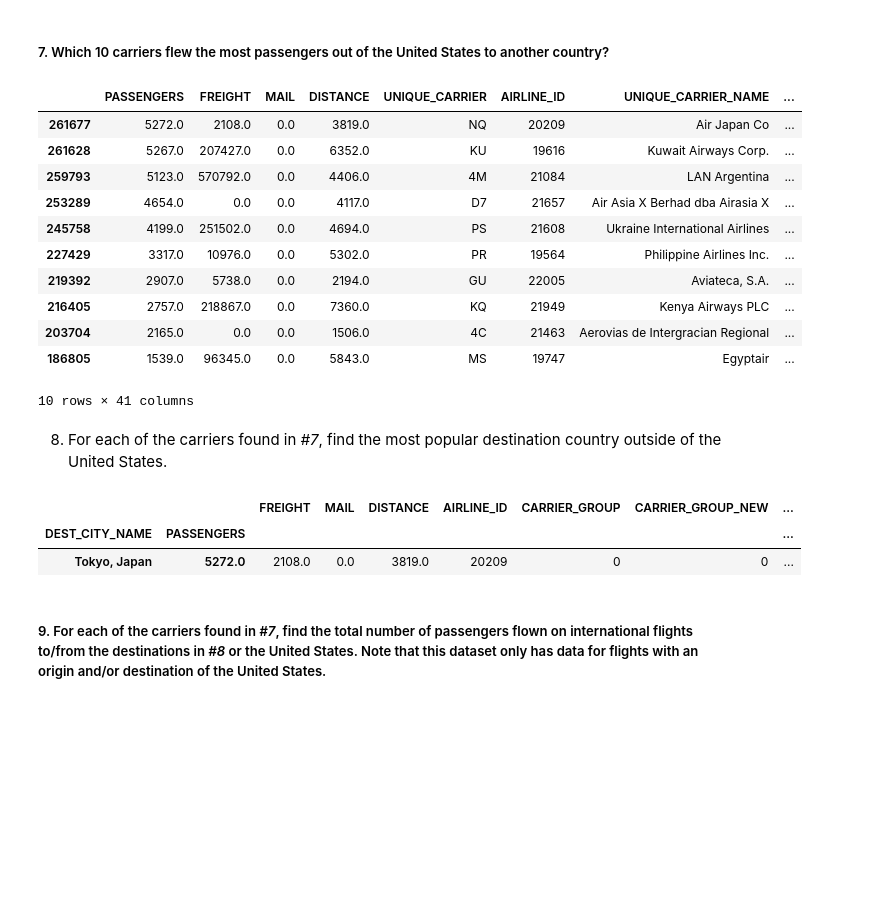
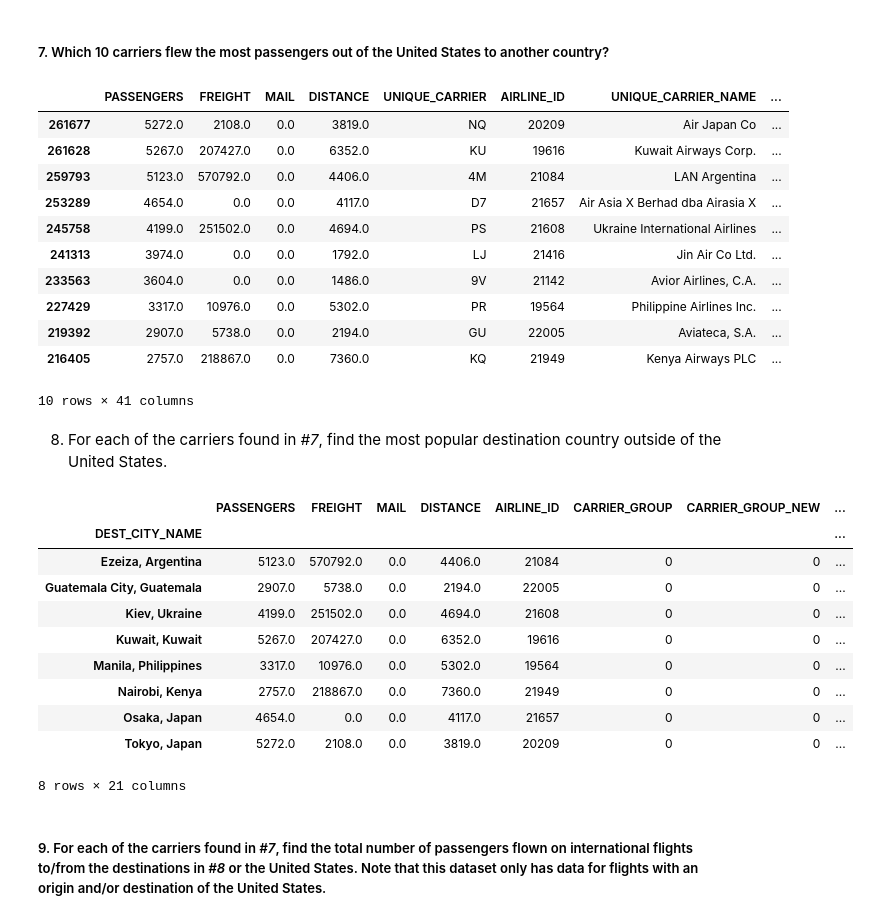
Before and after one commit to dmdigrande/dmdigrande.github.io, a Jupyter notebook: week1-assignment1-pandas-exercises.ipynb, the cells around one changed output. Saved outputs shown, nothing was run; the diff lists cells and outputs as text; code cells hidden in the pictures; blank space fills up the shorter version.

```diff
--- a/week1-assignment1-pandas-exercises.ipynb
+++ b/week1-assignment1-pandas-exercises.ipynb
@@ -156,7 +146,7 @@ total_cargo_sort.head(10)
 # %%
 unique_c= flights.drop_duplicates(subset=['CARRIER'])
 
-us_flights = unique_c[(unique_c['ORIGIN_COUNTRY_NAME'] == 'United States')]
+us_flights = unique_c[(unique_c['ORIGIN_COUNTRY_NAME'] == 'United States') & unique_c['DEST_COUNTRY_NAME'] != 'United States']
 
 us_flights_sorted = us_flights.sort_values(by='PASSENGERS', ascending=False)
 
@@ -168,27 +158,41 @@ us_flights_sorted.head(10)
 | 259793 | 5123.0 | 570792.0 | 0.0 | 4406.0 | 4M | 21084 | LAN Argentina | ... |
 | 253289 | 4654.0 | 0.0 | 0.0 | 4117.0 | D7 | 21657 | Air Asia X Berhad dba Airasia X | ... |
 | 245758 | 4199.0 | 251502.0 | 0.0 | 4694.0 | PS | 21608 | Ukraine International Airlines | ... |
+| 241313 | 3974.0 | 0.0 | 0.0 | 1792.0 | LJ | 21416 | Jin Air Co Ltd. | ... |
+| 233563 | 3604.0 | 0.0 | 0.0 | 1486.0 | 9V | 21142 | Avior Airlines, C.A. | ... |
 | 227429 | 3317.0 | 10976.0 | 0.0 | 5302.0 | PR | 19564 | Philippine Airlines Inc. | ... |
 | 219392 | 2907.0 | 5738.0 | 0.0 | 2194.0 | GU | 22005 | Aviateca, S.A. | ... |
 | 216405 | 2757.0 | 218867.0 | 0.0 | 7360.0 | KQ | 21949 | Kenya Airways PLC | ... |
-| 203704 | 2165.0 | 0.0 | 0.0 | 1506.0 | 4C | 21463 | Aerovias de Intergracian Regional | ... |
-| 186805 | 1539.0 | 96345.0 | 0.0 | 5843.0 | MS | 19747 | Egyptair | ... |
 10 rows × 41 columns
 # %% [markdown]
 8. For each of the carriers found in *#7*, find the most popular destination country outside of the United States.
 # %%
 #source: https://stackoverflow.com/questions/39922986/how-do-i-pandas-group-by-to-get-sum
 
+carriers = ['NQ',"KU","4M","D7","PS","LJ","9V","PR","GU","KQ"]
+
 popular_destination = us_flights[us_flights['DEST_COUNTRY_NAME'] != 'United States']
 
-popular_destination = popular_destination.groupby(['DEST_CITY_NAME','PASSENGERS']).sum()
+popular_destination = popular_destination[popular_destination['UNIQUE_CARRIER'].isin(carriers)]
+
+#popular_destination = popular_destination.groupby(['DEST_CITY_NAME','PASSENGERS']).sum()
 
 popular_destination = popular_destination.sort_values(by='PASSENGERS', ascending=False)
-popular_destination.head(1)
+popular_destination = popular_destination.groupby('DEST_CITY_NAME').sum()
+
+popular_destination
 # %% [output]
-|  |  | FREIGHT | MAIL | DISTANCE | AIRLINE_ID | CARRIER_GROUP | CARRIER_GROUP_NEW | ... |
-| DEST_CITY_NAME | PASSENGERS |  |  |  |  |  |  | ... |
+|  | PASSENGERS | FREIGHT | MAIL | DISTANCE | AIRLINE_ID | CARRIER_GROUP | CARRIER_GROUP_NEW | ... |
+| DEST_CITY_NAME |  |  |  |  |  |  |  | ... |
+| Ezeiza, Argentina | 5123.0 | 570792.0 | 0.0 | 4406.0 | 21084 | 0 | 0 | ... |
+| Guatemala City, Guatemala | 2907.0 | 5738.0 | 0.0 | 2194.0 | 22005 | 0 | 0 | ... |
+| Kiev, Ukraine | 4199.0 | 251502.0 | 0.0 | 4694.0 | 21608 | 0 | 0 | ... |
+| Kuwait, Kuwait | 5267.0 | 207427.0 | 0.0 | 6352.0 | 19616 | 0 | 0 | ... |
+| Manila, Philippines | 3317.0 | 10976.0 | 0.0 | 5302.0 | 19564 | 0 | 0 | ... |
+| Nairobi, Kenya | 2757.0 | 218867.0 | 0.0 | 7360.0 | 21949 | 0 | 0 | ... |
+| Osaka, Japan | 4654.0 | 0.0 | 0.0 | 4117.0 | 21657 | 0 | 0 | ... |
 | Tokyo, Japan | 5272.0 | 2108.0 | 0.0 | 3819.0 | 20209 | 0 | 0 | ... |
+8 rows × 21 columns
 # %% [markdown]
 ##### 9. For each of the carriers found in *#7*, find the total number of passengers flown on international flights to/from the destinations in *#8* or the United States. Note that this dataset only has data for flights with an origin and/or destination of the United States.
 # %%
```
Also changed, not shown: parts of 12 cells of this notebook.
